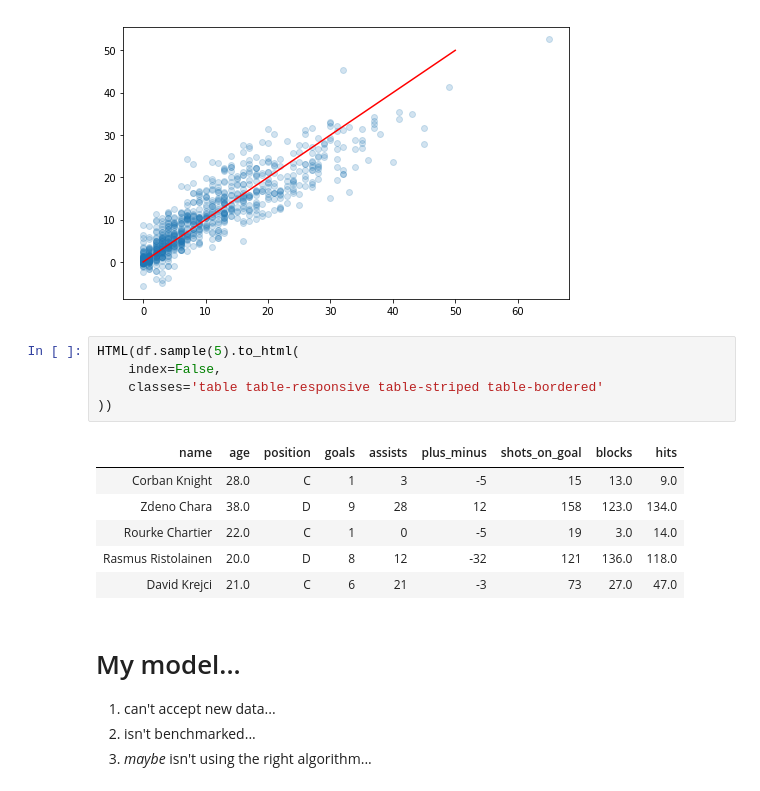
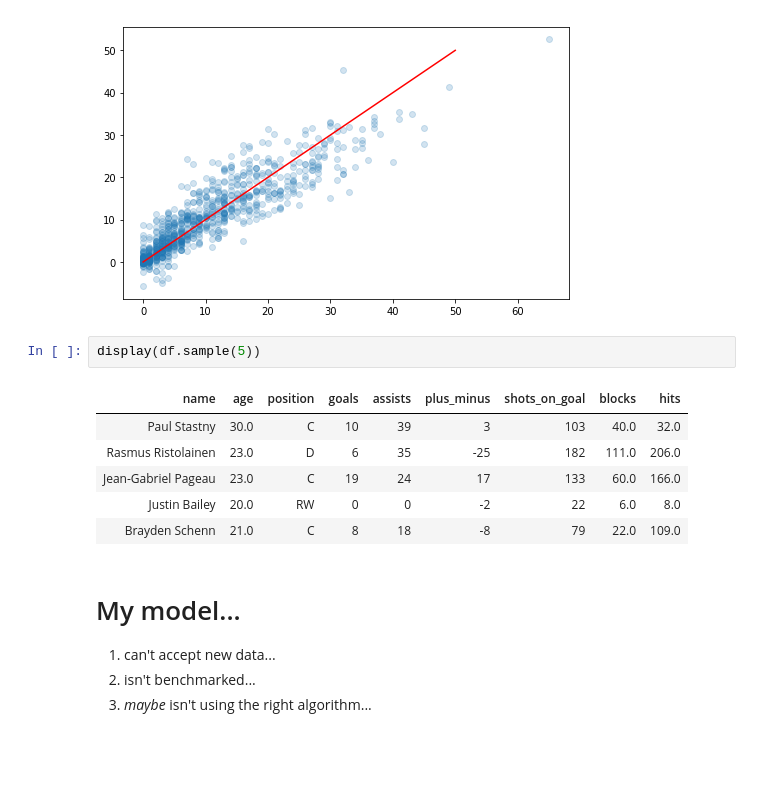
Before and after one commit to MaryLvV/regression, a Jupyter notebook: regression_gone_wrong.ipynb, the cells around one changed output. Cells and saved outputs as stored; diff of their text form; blank space fills up the shorter version.

```diff
--- a/boston.ipynb
+++ b/regression_gone_wrong.ipynb
@@ -99,18 +102,15 @@ plt.scatter(y_test, y_hat, alpha=1/5)
 plt.plot([0, 50], [0, 50], c='r');
 # %% [output]
 [figure]
-# %%
-HTML(df.sample(5).to_html(
-    index=False,
-    classes='table table-responsive table-striped table-bordered'
-))
-# %% [output]
-| name | age | position | goals | assists | plus_minus | shots_on_goal | blocks | hits |
-| Corban Knight | 28.0 | C | 1 | 3 | -5 | 15 | 13.0 | 9.0 |
-| Zdeno Chara | 38.0 | D | 9 | 28 | 12 | 158 | 123.0 | 134.0 |
-| Rourke Chartier | 22.0 | C | 1 | 0 | -5 | 19 | 3.0 | 14.0 |
-| Rasmus Ristolainen | 20.0 | D | 8 | 12 | -32 | 121 | 136.0 | 118.0 |
-| David Krejci | 21.0 | C | 6 | 21 | -3 | 73 | 27.0 | 47.0 |
+# %%
+display(df.sample(5))
+# %% [output]
+| name | age | position | goals | assists | plus_minus | shots_on_goal | blocks | hits |
+| Paul Stastny | 30.0 | C | 10 | 39 | 3 | 103 | 40.0 | 32.0 |
+| Rasmus Ristolainen | 23.0 | D | 6 | 35 | -25 | 182 | 111.0 | 206.0 |
+| Jean-Gabriel Pageau | 23.0 | C | 19 | 24 | 17 | 133 | 60.0 | 166.0 |
+| Justin Bailey | 20.0 | RW | 0 | 0 | -2 | 22 | 6.0 | 8.0 |
+| Brayden Schenn | 21.0 | C | 8 | 18 | -8 | 79 | 22.0 | 109.0 |
 # %% [markdown]
 <h1>My model...</h1>
 <ol>
```
Also changed, not shown: parts of 27 cells of this notebook, 7 other files.
